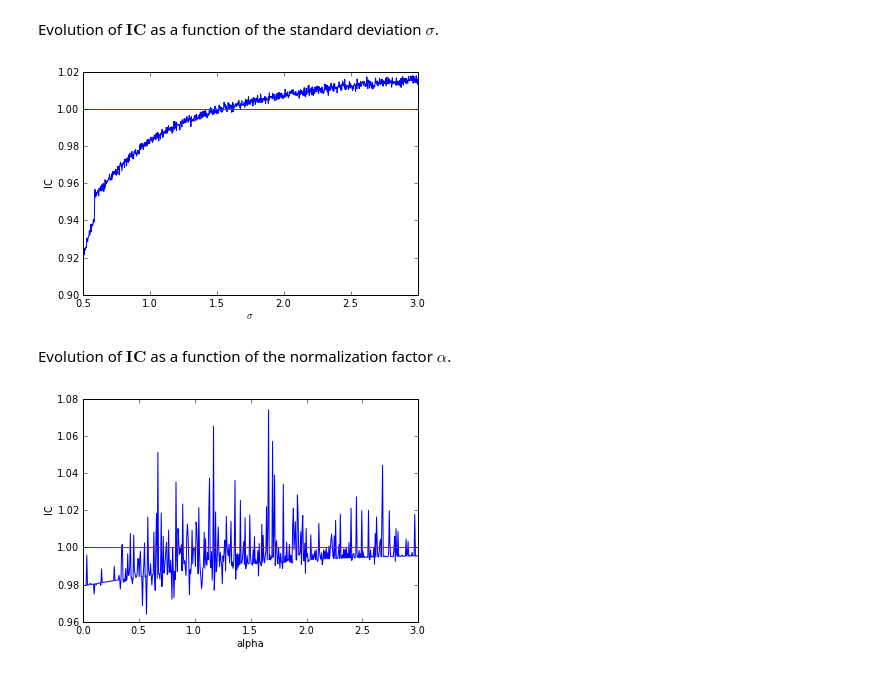
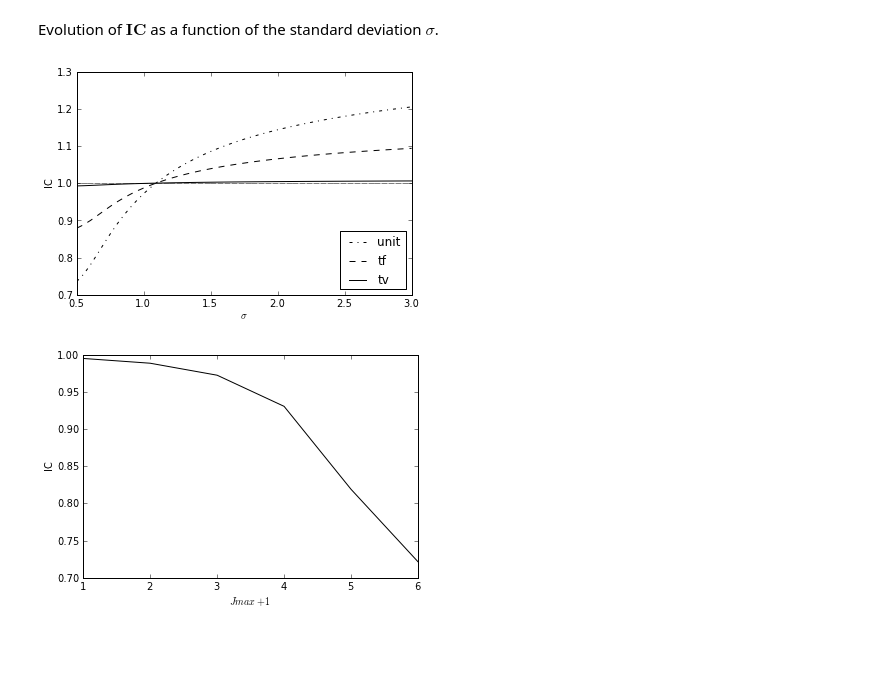
Before and after one commit to svaiter/robust_sparse_analysis_regularization, a Jupyter notebook: haar_deconvolution.ipynb, the cells around one changed output. Cells and saved outputs as stored; diff of their text form; code cells hidden in the pictures; blank space fills up the shorter version.

```diff
--- a/haar_deconvolution.ipynb
+++ b/haar_deconvolution.ipynb
@@ -33,7 +33,5 @@ D = haar_dict(n, normalization='unit')x0 = sig(n,eta=0.2,type='up-down')sigma_ca
 # %%
-figure()plot(sigma_candidates, res)plot(sigma_candidates, np.ones((sigma_candidates.shape[0],1)))xlabel("$\sigma$")ylabel("IC")if True:    savefig("haar_deconvol_sigma.pdf")else:    show()
+figure()p1, = plot(sigma_candidates, res[:,0], 'k-.')p2, = plot(sigma_candidates, res[:,1], 'k--')p3, = plot(sigma_candidates, res[:,2], 'k-')plot(sigma_candidates, np.ones((sigma_candidates.shape[0],1)), 'k_')legend([p1, p2, p3],["unit", "tf", "tv"], loc=4)xlabel("$\sigma$")ylabel("IC")if True:    savefig("haar_deconvol_sigma.pdf")else:    show()
 # %% [output]
-[figure, old version]
+[figure, new version]
-# %% [markdown]
-Evolution of $\textbf{IC}$ as a function of the normalization factor $\alpha$.
 # %%
@@ -41,4 +39,4 @@ Phi = gaussian(n, sigma=1.0)x0 = sig(n,eta=0.2,type='up-down')alpha_candidates =
 # %%
-figure()plot(alpha_candidates, resAlpha)plot(alpha_candidates, np.ones((alpha_candidates.shape[0],1)))xlabel("alpha")ylabel("IC")if False:    savefig("haar_deconvol_alpha.pdf")else:    show()
+figure()p1, = plot(scales_candidates, res[:,0], 'k-')xlabel("$Jmax + 1$")ylabel("IC")if True:    savefig("haar_deconvol_scales.pdf")else:    show()
 # %% [output]
-[figure, old version]
+[figure, new version]
```
Also changed, not shown: parts of 5 cells of this notebook, 10 other files.
